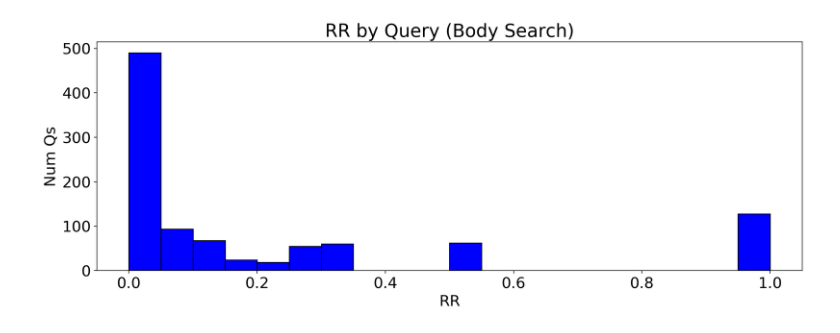
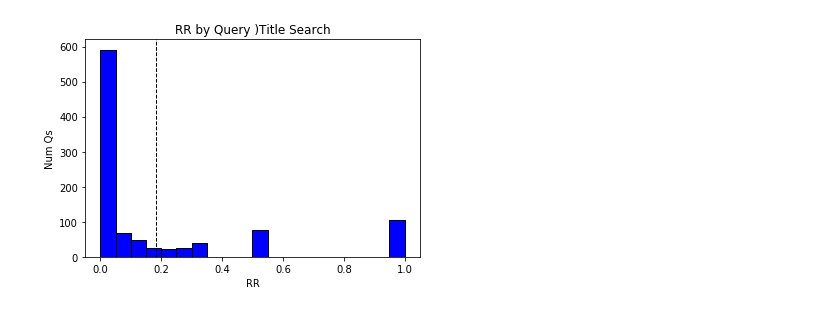
Before and after one commit to o19s/hello-ltr, a Jupyter notebook: msmarco.ipynb, the cells around one changed output. Cells and saved outputs as stored; diff of their text form; code cells hidden in the pictures.

```diff
--- a/msmarco.ipynb
+++ b/msmarco.ipynb
@@ -50,12 +98,6 @@ qrels = {}
 
 for qrel in QRel.read_qrels():
     qrels[qrel.qid] = qrel
-# %%
-# Sample 1000 random queries
-sample_qids = list(qrels.keys())
-from random import shuffle
-shuffle(sample_qids)
-sample_qids = sample_qids[:1000]
 # %%
 from ltr.helpers.solr_escape import esc_kw
 
@@ -129,15 +250,32 @@ array([615,  53,  52,  19,  23,  30,  42,   0,   0,   0,  48,   0,   0,
 # %%
+# Matplotlib and seaborn for plotting
+import matplotlib.pyplot as plt
+import matplotlib
+import numpy as np
+
+%matplotlib inline
+
+matplotlib.rcParams['font.size'] = 18
+matplotlib.rcParams['figure.dpi'] = 200
+
+from IPython.core.pylabtools import figsize
 figsize(15, 5)
 
-import numpy as np
 
-bins = [0.0, 0.05,0.1,0.15,0.2,0.25,0.3,0.35,0.4,0.45,0.5,0.55,0.6,0.65,0.7,0.75,0.8,0.85,0.9,0.95,1.0]
+def draw_rr_dist(all_rrs, experiment_name):
+    bins = [0.0, 0.05,0.1,0.15,0.2,0.25,
+                 0.3,0.35,0.4,0.45,0.5,
+                 0.55,0.6,0.65,0.7,0.75,
+                 0.8,0.85,0.9,0.95,1.0]
+
+    all_rrs = np.array(all_rrs)
 
 
-# Make the histogram using matplotlib, bins must be integet
-plt.hist(all_rrs_title, color = 'blue', edgecolor = 'black',
-         bins = bins)
+    # Make the histogram using matplotlib, bins must be integet
+    plt.hist(all_rrs, color = 'blue', edgecolor = 'black',
+             bins = bins)
 
-# Add labels
-plt.title('RR by Query (Title Search)')
-plt.xlabel('RR'); plt.ylabel('Num Qs');
+    # Add labels
+    plt.title('RR by Query )' + experiment_name)
+    plt.xlabel('RR'); plt.ylabel('Num Qs');
+    plt.axvline(all_rrs.mean(), color='k', linestyle='dashed', linewidth=1)
@@ -146,10 +282,4 @@ plt.xlabel('RR'); plt.ylabel('Num Qs');
-# %%
-# Make the histogram using matplotlib, bins must be integet
-plt.hist(all_rrs_body, color = 'blue', edgecolor = 'black',
-         bins = bins)
-
-# Add labels
-plt.title('RR by Query (Body Search)')
-plt.xlabel('RR'); plt.ylabel('Num Qs');
-# %% [output]
-[figure, removed]
+# %%
+draw_rr_dist(all_rrs_title, "Title Search")
+# %% [output]
+[figure, added]
```
Also changed, not shown: parts of 15 cells of this notebook, 7 other files.
